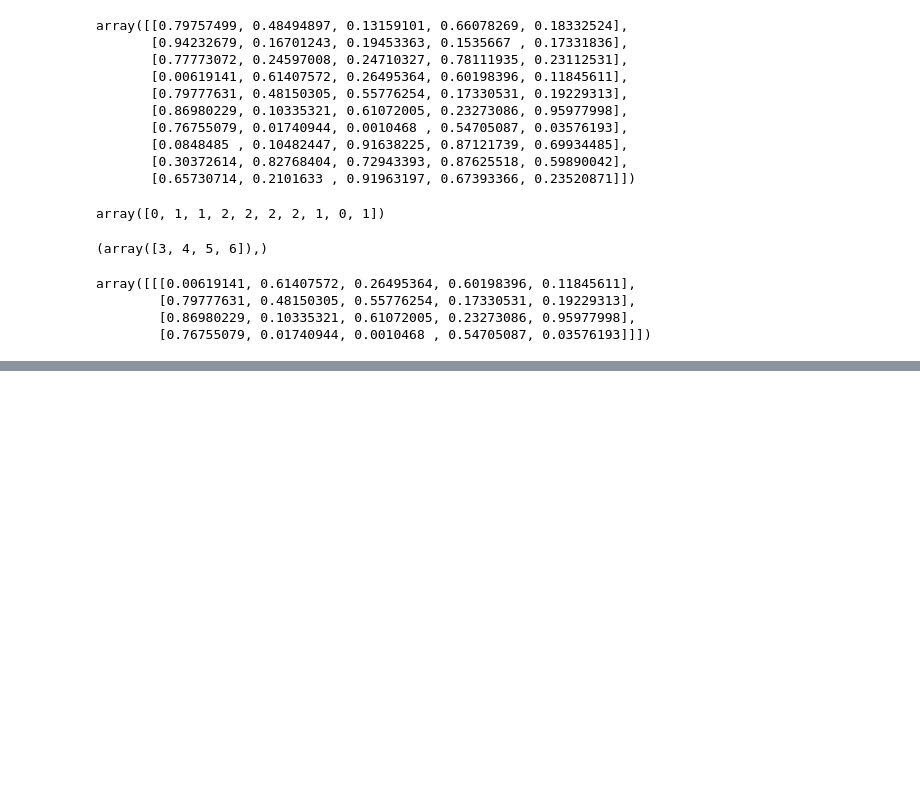
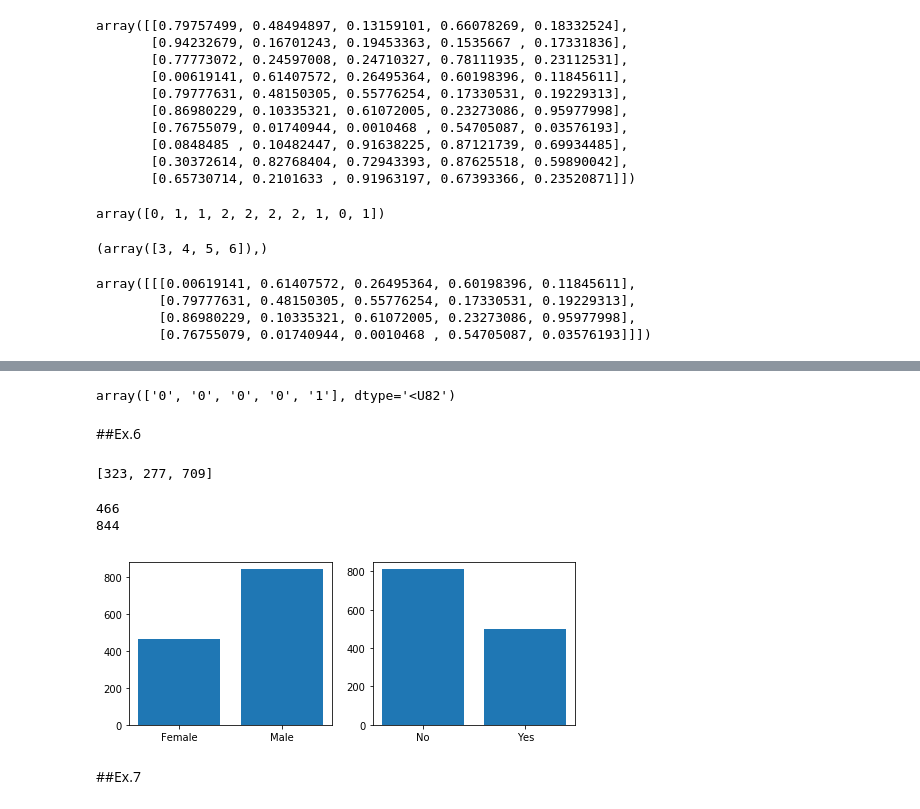
Before and after one commit to chanchanchann/DW, a Jupyter notebook: Untitled0.ipynb, the cells around one changed output, grey strips where cells are left out. Cells and saved outputs as stored; diff of their text form; code cells hidden in the pictures; blank space fills up the shorter version.

```diff
--- a/Untitled0.ipynb
+++ b/Untitled0.ipynb
@@ -124,0 +174,44 @@ array([[[0.00619141, 0.61407572, 0.26495364, 0.60198396, 0.11845611],
+# %%
+import numpy as np
+titanic = np.genfromtxt("https://raw.githubusercontent.com/chanchanchann/DW/master/titanic.csv",delimiter = ";" , dtype = str,missing_values = None)
+# %%
+titanic = np.delete(titanic,[1,3,6,7,8,9,10],1)
+titanic[0,:]
+# %% [output]
+array(['0', '0', '0', '0', '1'], dtype='<U82')
+# %% [markdown]
+##Ex.6
+# %%
+passenger_class = np.unique(titanic[:,0])
+passenger_class
+passenger_class_value = [sum(titanic[:,0] == passenger_class[0]),
+                         sum(titanic[:,0] == passenger_class[1]),
+                         sum(titanic[:,0] == passenger_class[2])
+                        ]
+passenger_class_value
+# %% [output]
+[323, 277, 709]
+# %%
+import matplotlib.pyplot as plt
+rows1 = np.where(titanic == 'Female')
+print(str(len(np.unique(rows1))))
+rows2 = np.where(titanic == 'Male')
+print(str(len(np.unique(rows2))))
+# %% [output]
+466
+844
+# %%
+import matplotlib.pyplot as plt
+Sex = np.unique(titanic[:,2])
+Sex_value = [sum(titanic[:,2]==Sex[0]),sum(titanic[:,2]==Sex[1])]
+SV = np.unique(titanic[:,11])
+SV_value = [sum(titanic[:,11]==SV[0]),sum(titanic[:,11]==SV[1])]
+# %%
+fig ,axes = plt.subplots(1,2,figsize=(8,3))
+axes[0].bar(Sex,Sex_value)
+axes[1].bar(SV,SV_value)
+plt.show()
+# %% [output]
+[figure, added]
+# %% [markdown]
+##Ex.7
```
Also changed, not shown: parts of 16 cells of this notebook.
